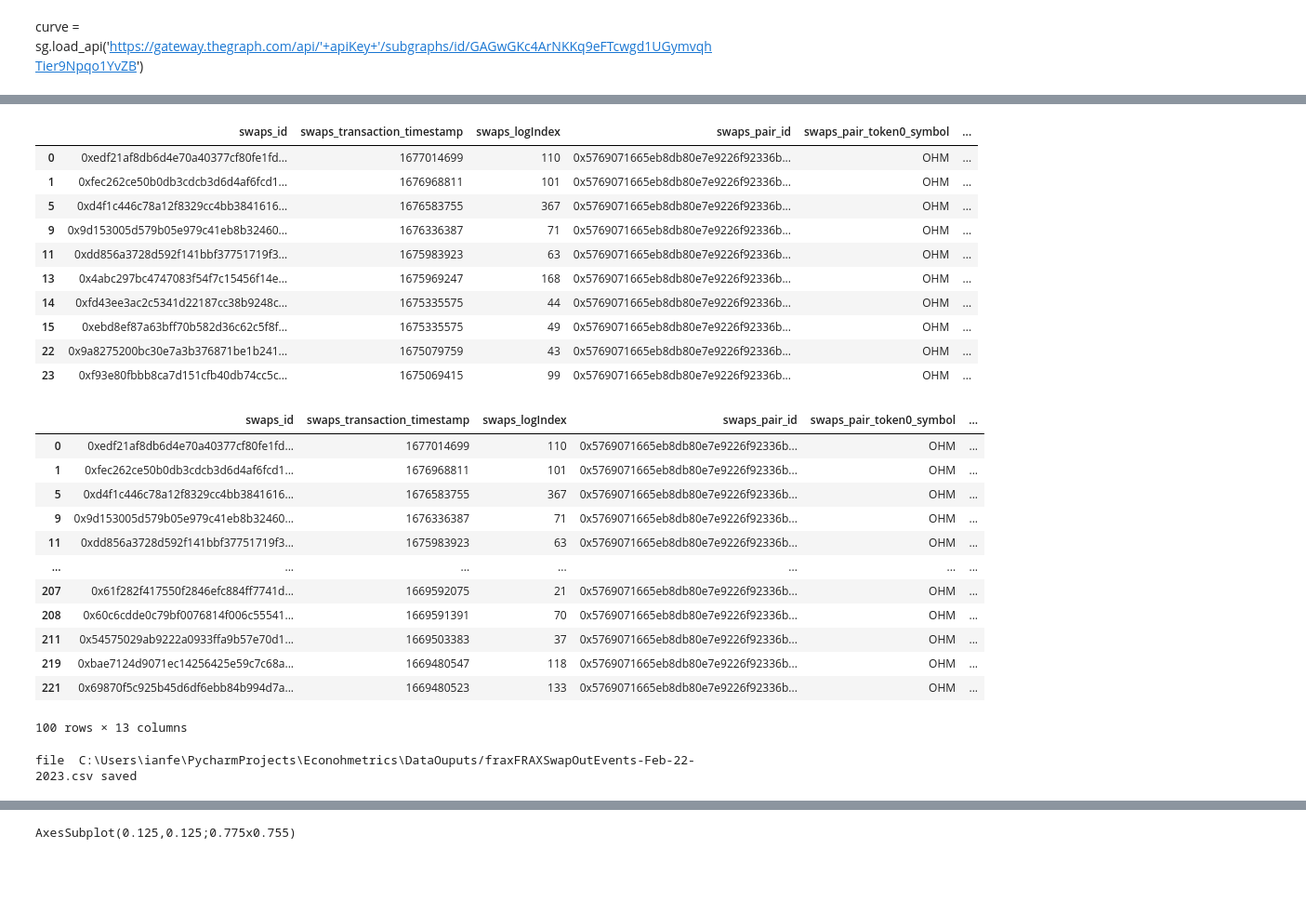
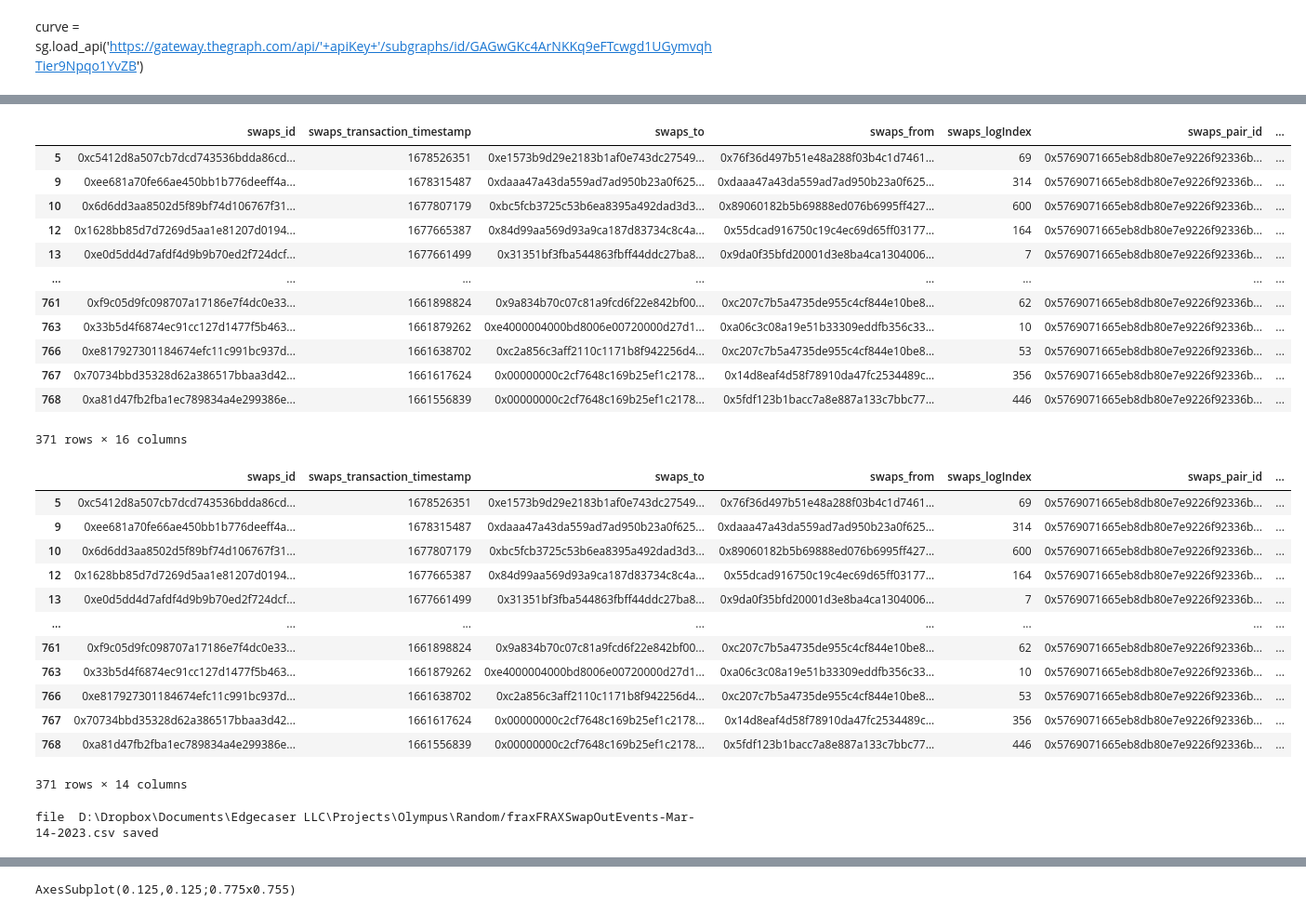
Before and after one commit to EdgeCaser/EconohmetricsOld, a Jupyter notebook: liquidityPoolEvents.ipynb, the cells around one changed output, grey strips where cells are left out. Shown at 93% size. Drawn from its saved outputs; the diff is of its cells as text; code cells hidden in the pictures; blank space fills up the shorter version.

```diff
--- a/liquidityPoolEvents.ipynb
+++ b/liquidityPoolEvents.ipynb
@@ -138,9 +127,11 @@ fraxEvents= frax.Query.swaps(
 #{'users_positions_pair_id':'0x66bf36dba79d4606039f04b32946a260bcd3ff52'}
 
 )
-fraxSwapEvents= sg.query_df([
+fraxSwapEventsList= sg.query_df([
     fraxEvents.id
     ,fraxEvents.transaction.timestamp
+    ,fraxEvents.to
+    ,fraxEvents._select("from")
     ,fraxEvents.logIndex
     ,fraxEvents.pair.id
     ,fraxEvents.pair.token0.symbol
@@ -158,6 +149,5 @@ fraxSwapEvents= sg.query_df([
 )
 
 fraxSwapEvents['dateTime']=(pd.to_datetime(fraxSwapEvents['swaps_transaction_timestamp'],unit='s'))
-fraxSwapEvents['calDate'] = balancerEventsList['dateTime'].dt.normalize()
 fraxSwapEvents.head(1000)
 # %% [output]
@@ -177,42 +236,44 @@ fraxSwapEvents.head(1000)
 # %%
 #we only want deposits where OHM is in and FRAX out
 fraxSwapEvents.drop(fraxSwapEvents.loc[fraxSwapEvents['swaps_amount0In']==0].index, inplace=True)
-fraxSwapEvents.head(10)
+fraxSwapEvents.head(1000)
 # %% [output]
-|  | swaps_id | swaps_transaction_timestamp | swaps_logIndex | swaps_pair_id | swaps_pair_token0_symbol | ... |
-| 0 | 0xedf21af8db6d4e70a40377cf80fe1fd... | 1677014699 | 110 | 0x5769071665eb8db80e7e9226f92336b... | OHM | ... |
-| 1 | 0xfec262ce50b0db3cdcb3d6d4af6fcd1... | 1676968811 | 101 | 0x5769071665eb8db80e7e9226f92336b... | OHM | ... |
-| 5 | 0xd4f1c446c78a12f8329cc4bb3841616... | 1676583755 | 367 | 0x5769071665eb8db80e7e9226f92336b... | OHM | ... |
-| 9 | 0x9d153005d579b05e979c41eb8b32460... | 1676336387 | 71 | 0x5769071665eb8db80e7e9226f92336b... | OHM | ... |
-| 11 | 0xdd856a3728d592f141bbf37751719f3... | 1675983923 | 63 | 0x5769071665eb8db80e7e9226f92336b... | OHM | ... |
-| 13 | 0x4abc297bc4747083f54f7c15456f14e... | 1675969247 | 168 | 0x5769071665eb8db80e7e9226f92336b... | OHM | ... |
-| 14 | 0xfd43ee3ac2c5341d22187cc38b9248c... | 1675335575 | 44 | 0x5769071665eb8db80e7e9226f92336b... | OHM | ... |
-| 15 | 0xebd8ef87a63bff70b582d36c62c5f8f... | 1675335575 | 49 | 0x5769071665eb8db80e7e9226f92336b... | OHM | ... |
-| 22 | 0x9a8275200bc30e7a3b376871be1b241... | 1675079759 | 43 | 0x5769071665eb8db80e7e9226f92336b... | OHM | ... |
-| 23 | 0xf93e80fbbb8ca7d151cfb40db74cc5c... | 1675069415 | 99 | 0x5769071665eb8db80e7e9226f92336b... | OHM | ... |
+|  | swaps_id | swaps_transaction_timestamp | swaps_to | swaps_from | swaps_logIndex | swaps_pair_id | ... |
+| 5 | 0xc5412d8a507cb7dcd743536bdda86cd... | 1678526351 | 0xe1573b9d29e2183b1af0e743dc27549... | 0x76f36d497b51e48a288f03b4c1d7461... | 69 | 0x5769071665eb8db80e7e9226f92336b... | ... |
+| 9 | 0xee681a70fe66ae450bb1b776deeff4a... | 1678315487 | 0xdaaa47a43da559ad7ad950b23a0f625... | 0xdaaa47a43da559ad7ad950b23a0f625... | 314 | 0x5769071665eb8db80e7e9226f92336b... | ... |
+| 10 | 0x6d6dd3aa8502d5f89bf74d106767f31... | 1677807179 | 0xbc5fcb3725c53b6ea8395a492dad3d3... | 0x89060182b5b69888ed076b6995ff427... | 600 | 0x5769071665eb8db80e7e9226f92336b... | ... |
+| 12 | 0x1628bb85d7d7269d5aa1e81207d0194... | 1677665387 | 0x84d99aa569d93a9ca187d83734c8c4a... | 0x55dcad916750c19c4ec69d65ff03177... | 164 | 0x5769071665eb8db80e7e9226f92336b... | ... |
+| 13 | 0xe0d5dd4d7afdf4d9b9b70ed2f724dcf... | 1677661499 | 0x31351bf3fba544863fbff44ddc27ba8... | 0x9da0f35bfd20001d3e8ba4ca1304006... | 7 | 0x5769071665eb8db80e7e9226f92336b... | ... |
+| ... | ... | ... | ... | ... | ... | ... | ... |
+| 761 | 0xf9c05d9fc098707a17186e7f4dc0e33... | 1661898824 | 0x9a834b70c07c81a9fcd6f22e842bf00... | 0xc207c7b5a4735de955c4cf844e10be8... | 62 | 0x5769071665eb8db80e7e9226f92336b... | ... |
+| 763 | 0x33b5d4f6874ec91cc127d1477f5b463... | 1661879262 | 0xe4000004000bd8006e00720000d27d1... | 0xa06c3c08a19e51b33309eddfb356c33... | 10 | 0x5769071665eb8db80e7e9226f92336b... | ... |
+| 766 | 0xe817927301184674efc11c991bc937d... | 1661638702 | 0xc2a856c3aff2110c1171b8f942256d4... | 0xc207c7b5a4735de955c4cf844e10be8... | 53 | 0x5769071665eb8db80e7e9226f92336b... | ... |
+| 767 | 0x70734bbd35328d62a386517bbaa3d42... | 1661617624 | 0x00000000c2cf7648c169b25ef1c2178... | 0x14d8eaf4d58f78910da47fc2534489c... | 356 | 0x5769071665eb8db80e7e9226f92336b... | ... |
+| 768 | 0xa81d47fb2fba1ec789834a4e299386e... | 1661556839 | 0x00000000c2cf7648c169b25ef1c2178... | 0x5fdf123b1bacc7a8e887a133c7bbc77... | 446 | 0x5769071665eb8db80e7e9226f92336b... | ... |
+371 rows × 16 columns
 # %%
 #we remove the unnecessary columns :amount1In and amount0Out
 fraxSwapEvents.drop(['swaps_amount1In','swaps_amount0Out'],axis=1, inplace=True)
-fraxSwapEvents.head(100)
+fraxSwapEvents.head(1000)
 # %% [output]
-|  | swaps_id | swaps_transaction_timestamp | swaps_logIndex | swaps_pair_id | swaps_pair_token0_symbol | ... |
-| 0 | 0xedf21af8db6d4e70a40377cf80fe1fd... | 1677014699 | 110 | 0x5769071665eb8db80e7e9226f92336b... | OHM | ... |
-| 1 | 0xfec262ce50b0db3cdcb3d6d4af6fcd1... | 1676968811 | 101 | 0x5769071665eb8db80e7e9226f92336b... | OHM | ... |
-| 5 | 0xd4f1c446c78a12f8329cc4bb3841616... | 1676583755 | 367 | 0x5769071665eb8db80e7e9226f92336b... | OHM | ... |
-| 9 | 0x9d153005d579b05e979c41eb8b32460... | 1676336387 | 71 | 0x5769071665eb8db80e7e9226f92336b... | OHM | ... |
-| 11 | 0xdd856a3728d592f141bbf37751719f3... | 1675983923 | 63 | 0x5769071665eb8db80e7e9226f92336b... | OHM | ... |
-| ... | ... | ... | ... | ... | ... | ... |
-| 207 | 0x61f282f417550f2846efc884ff7741d... | 1669592075 | 21 | 0x5769071665eb8db80e7e9226f92336b... | OHM | ... |
-| 208 | 0x60c6cdde0c79bf0076814f006c55541... | 1669591391 | 70 | 0x5769071665eb8db80e7e9226f92336b... | OHM | ... |
-| 211 | 0x54575029ab9222a0933ffa9b57e70d1... | 1669503383 | 37 | 0x5769071665eb8db80e7e9226f92336b... | OHM | ... |
-| 219 | 0xbae7124d9071ec14256425e59c7c68a... | 1669480547 | 118 | 0x5769071665eb8db80e7e9226f92336b... | OHM | ... |
-| 221 | 0x69870f5c925b45d6df6ebb84b994d7a... | 1669480523 | 133 | 0x5769071665eb8db80e7e9226f92336b... | OHM | ... |
+|  | swaps_id | swaps_transaction_timestamp | swaps_to | swaps_from | swaps_logIndex | swaps_pair_id | ... |
+| 5 | 0xc5412d8a507cb7dcd743536bdda86cd... | 1678526351 | 0xe1573b9d29e2183b1af0e743dc27549... | 0x76f36d497b51e48a288f03b4c1d7461... | 69 | 0x5769071665eb8db80e7e9226f92336b... | ... |
+| 9 | 0xee681a70fe66ae450bb1b776deeff4a... | 1678315487 | 0xdaaa47a43da559ad7ad950b23a0f625... | 0xdaaa47a43da559ad7ad950b23a0f625... | 314 | 0x5769071665eb8db80e7e9226f92336b... | ... |
+| 10 | 0x6d6dd3aa8502d5f89bf74d106767f31... | 1677807179 | 0xbc5fcb3725c53b6ea8395a492dad3d3... | 0x89060182b5b69888ed076b6995ff427... | 600 | 0x5769071665eb8db80e7e9226f92336b... | ... |
+| 12 | 0x1628bb85d7d7269d5aa1e81207d0194... | 1677665387 | 0x84d99aa569d93a9ca187d83734c8c4a... | 0x55dcad916750c19c4ec69d65ff03177... | 164 | 0x5769071665eb8db80e7e9226f92336b... | ... |
+| 13 | 0xe0d5dd4d7afdf4d9b9b70ed2f724dcf... | 1677661499 | 0x31351bf3fba544863fbff44ddc27ba8... | 0x9da0f35bfd20001d3e8ba4ca1304006... | 7 | 0x5769071665eb8db80e7e9226f92336b... | ... |
+| ... | ... | ... | ... | ... | ... | ... | ... |
+| 761 | 0xf9c05d9fc098707a17186e7f4dc0e33... | 1661898824 | 0x9a834b70c07c81a9fcd6f22e842bf00... | 0xc207c7b5a4735de955c4cf844e10be8... | 62 | 0x5769071665eb8db80e7e9226f92336b... | ... |
+| 763 | 0x33b5d4f6874ec91cc127d1477f5b463... | 1661879262 | 0xe4000004000bd8006e00720000d27d1... | 0xa06c3c08a19e51b33309eddfb356c33... | 10 | 0x5769071665eb8db80e7e9226f92336b... | ... |
+| 766 | 0xe817927301184674efc11c991bc937d... | 1661638702 | 0xc2a856c3aff2110c1171b8f942256d4... | 0xc207c7b5a4735de955c4cf844e10be8... | 53 | 0x5769071665eb8db80e7e9226f92336b... | ... |
+| 767 | 0x70734bbd35328d62a386517bbaa3d42... | 1661617624 | 0x00000000c2cf7648c169b25ef1c2178... | 0x14d8eaf4d58f78910da47fc2534489c... | 356 | 0x5769071665eb8db80e7e9226f92336b... | ... |
+| 768 | 0xa81d47fb2fba1ec789834a4e299386e... | 1661556839 | 0x00000000c2cf7648c169b25ef1c2178... | 0x5fdf123b1bacc7a8e887a133c7bbc77... | 446 | 0x5769071665eb8db80e7e9226f92336b... | ... |
-100 rows × 13 columns
+371 rows × 14 columns
 # %%
 fraxPath =file+'/fraxFRAXSwapOutEvents-'+str(date.today().strftime("%b-%d-%Y"))+'.csv'
 fraxSwapEvents.to_csv(fraxPath, index = False)
 print('file ',fraxPath, 'saved')
 # %% [output]
-file  C:\Users\ianfe\PycharmProjects\Econohmetrics\DataOuputs/fraxFRAXSwapOutEvents-Feb-22-2023.csv saved
+file  D:\Dropbox\Documents\Edgecaser LLC\Projects\Olympus\Random/fraxFRAXSwapOutEvents-Mar-14-2023.csv saved
 # %%
 dailySwappedFRAX = db.query("Select "
```
Also changed, not shown: parts of 18 cells of this notebook, 5 other files.
